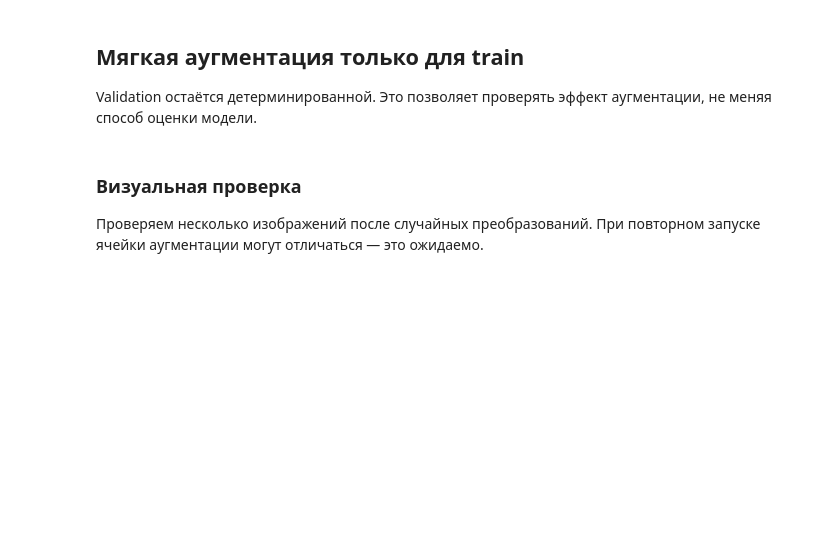
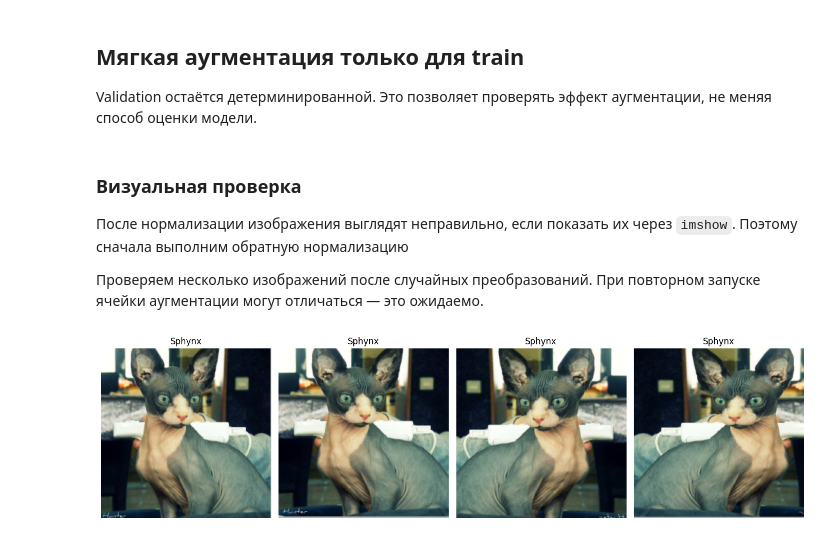
Before and after one commit to blbl-blbl/study, a Jupyter notebook: PyTorch/01_oxford_pets/06_augmentation.ipynb, the cells around one changed output. Cells and saved outputs as stored; diff of their text form; code cells hidden in the pictures; blank space fills up the shorter version.

```diff
--- a/PyTorch/01_oxford_pets/06_augmentation.ipynb
+++ b/PyTorch/01_oxford_pets/06_augmentation.ipynb
@@ -163,22 +382,36 @@ aug_val_loader = DataLoader(
 # %% [markdown]
 ### Визуальная проверка
 
+После нормализации изображения выглядят неправильно, если показать их через `imshow`. Поэтому сначала выполним обратную нормализацию
+
 Проверяем несколько изображений после случайных преобразований. При повторном запуске ячейки аугментации могут отличаться — это ожидаемо.
 # %%
 import matplotlib.pyplot as plt
 
-images, labels = next(iter(aug_train_loader))
+mean = torch.tensor(
+    [0.485, 0.456, 0.406]
+).view(3, 1, 1)
 
-mean = torch.tensor([0.485, 0.456, 0.406]).view(3, 1, 1)
-std = torch.tensor([0.229, 0.224, 0.225]).view(3, 1, 1)
+std = torch.tensor(
+    [0.229, 0.224, 0.225]
+).view(3, 1, 1)
 
-fig, axes = plt.subplots(2, 4, figsize=(12, 6))
+sample_index = int(train_indices[0])
 
-for ax, image, label in zip(axes.flat, images[:8], labels[:8]):
-    image = (image.cpu() * std + mean).clamp(0, 1)
-    ax.imshow(image.permute(1, 2, 0))
-    ax.set_title(class_names[label.item()])
-    ax.axis("off")
+fig, axes = plt.subplots(1, 4, figsize=(14, 4))
+
+for ax in axes:
+  image, label = aug_train_source[sample_index]
+
+  visible_image = image * std + mean
+  visible_image = visible_image.clamp(0, 1)
+  visible_image = visible_image.permute(1, 2, 0)
+
+  ax.imshow(visible_image)
+  ax.set_title(class_names[label])
+  ax.axis('off')
 
 plt.tight_layout()
 plt.show()
+# %% [output]
+[figure, added]
```
Also changed, not shown: parts of 16 cells of this notebook.
